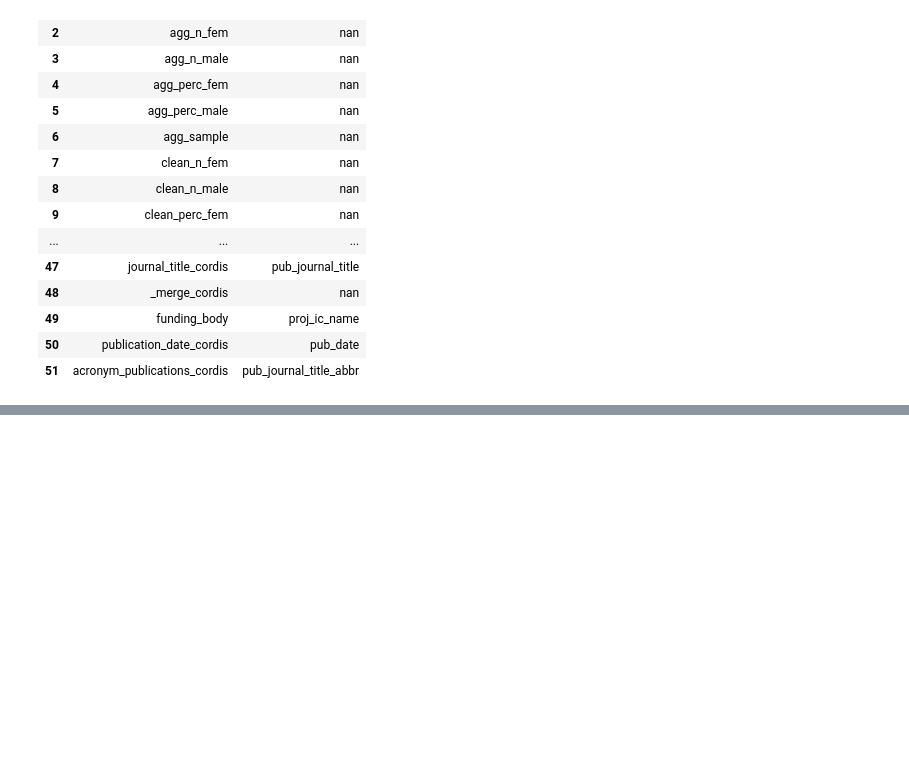
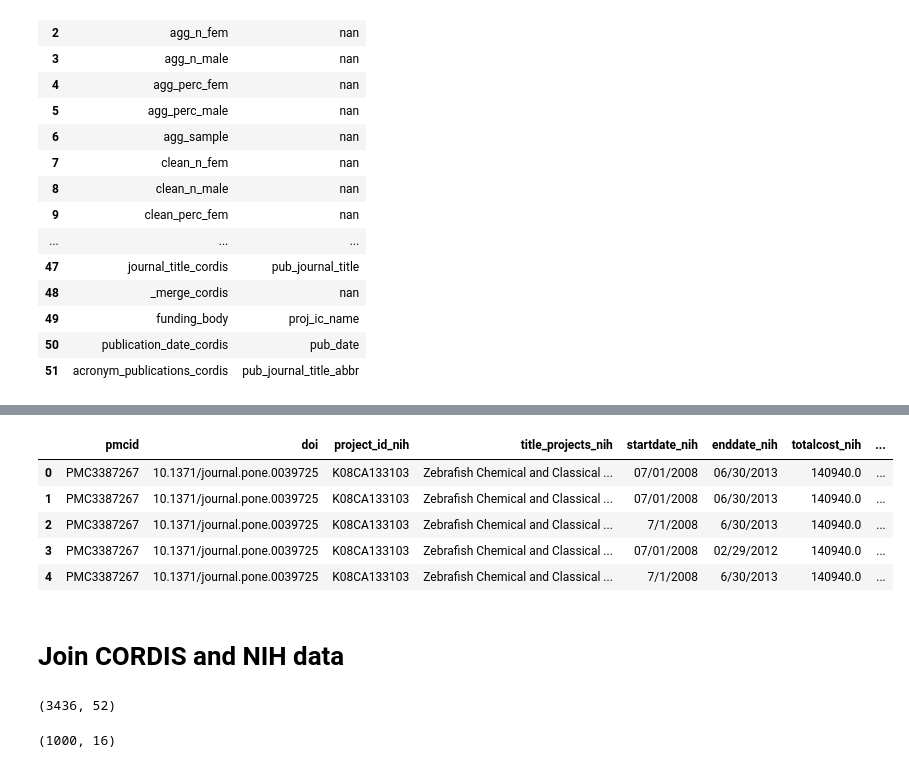
Before and after one commit to bsc-life/biohackathon_germany_2023, a Jupyter notebook: WG5/match_cordis_nih.ipynb, the cells around one changed output, grey strips where cells are left out. Drawn from its saved outputs; the diff is of its cells as text; code cells hidden in the pictures; blank space fills up the shorter version.

```diff
--- a/WG5/match_cordis_nih.ipynb
+++ b/WG5/match_cordis_nih.ipynb
@@ -191,0 +146,5 @@ df_compare_cols.to_csv("compare_cordis_nih.csv")
+# %%
+nih_new_names=np.delete(arr=df_compare_cols["nih_new"].unique(),
+                        obj=np.where(df_compare_cols["nih_new"].unique()=="nan")
+                       )
+nih_new_names
@@ -191,0 +158,6 @@ df_compare_cols.to_csv("compare_cordis_nih.csv")
+# %%
+nih_results_1000_new_cols = nih_results_1000[nih_old_names]
+nih_results_1000_new_cols.columns = nih_new_names
+# %%
+pmcid_plus_pmc=["PMC"+str(i) for i in nih_results_1000_new_cols["pmcid"]]
+nih_results_1000_new_cols["pmcid"]=pmcid_plus_pmc
@@ -191,0 +175,4 @@ df_compare_cols.to_csv("compare_cordis_nih.csv")
+# %%
+nih_results_1000_new_cols["frameworkprogramme_nih"] = [
+    str(i)[:-1] for i in nih_results_1000_new_cols["frameworkprogramme_nih"]
+]
@@ -191,0 +185,19 @@ df_compare_cols.to_csv("compare_cordis_nih.csv")
+# %%
+nih_results_1000_new_cols.head()
+# %% [output]
+|  | pmcid | doi | project_id_nih | title_projects_nih | startdate_nih | enddate_nih | totalcost_nih | ... |
+| 0 | PMC3387267 | 10.1371/journal.pone.0039725 | K08CA133103 | Zebrafish Chemical and Classical ... | 07/01/2008 | 06/30/2013 | 140940.0 | ... |
+| 1 | PMC3387267 | 10.1371/journal.pone.0039725 | K08CA133103 | Zebrafish Chemical and Classical ... | 07/01/2008 | 06/30/2013 | 140940.0 | ... |
+| 2 | PMC3387267 | 10.1371/journal.pone.0039725 | K08CA133103 | Zebrafish Chemical and Classical ... | 7/1/2008 | 6/30/2013 | 140940.0 | ... |
+| 3 | PMC3387267 | 10.1371/journal.pone.0039725 | K08CA133103 | Zebrafish Chemical and Classical ... | 07/01/2008 | 02/29/2012 | 140940.0 | ... |
+| 4 | PMC3387267 | 10.1371/journal.pone.0039725 | K08CA133103 | Zebrafish Chemical and Classical ... | 7/1/2008 | 6/30/2013 | 140940.0 | ... |
+# %% [markdown]
+# Join CORDIS and NIH data
+# %%
+cordis_and_counts.shape
+# %% [output]
+(3436, 52)
+# %%
+nih_results_1000_new_cols.shape
+# %% [output]
+(1000, 16)
```
Also changed, not shown: parts of 23 cells of this notebook, 1 other file.
